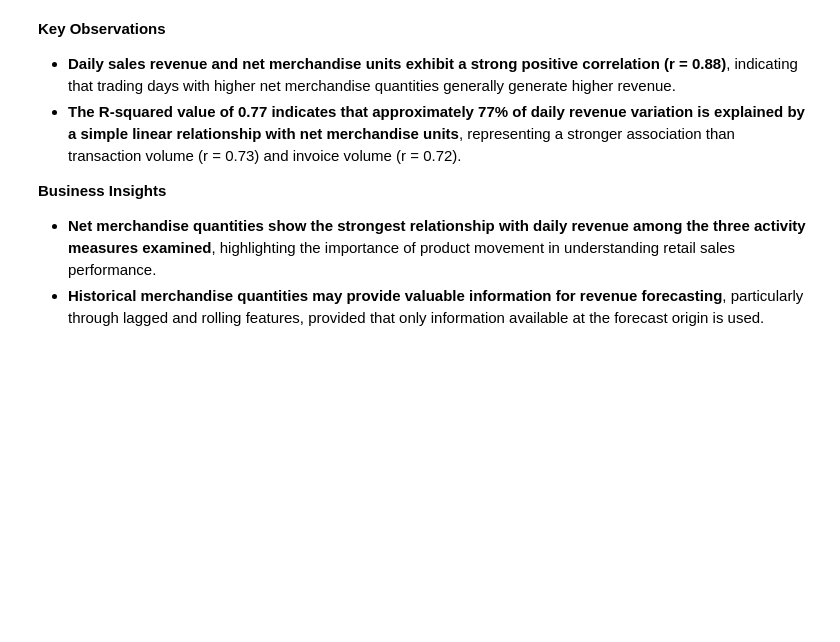
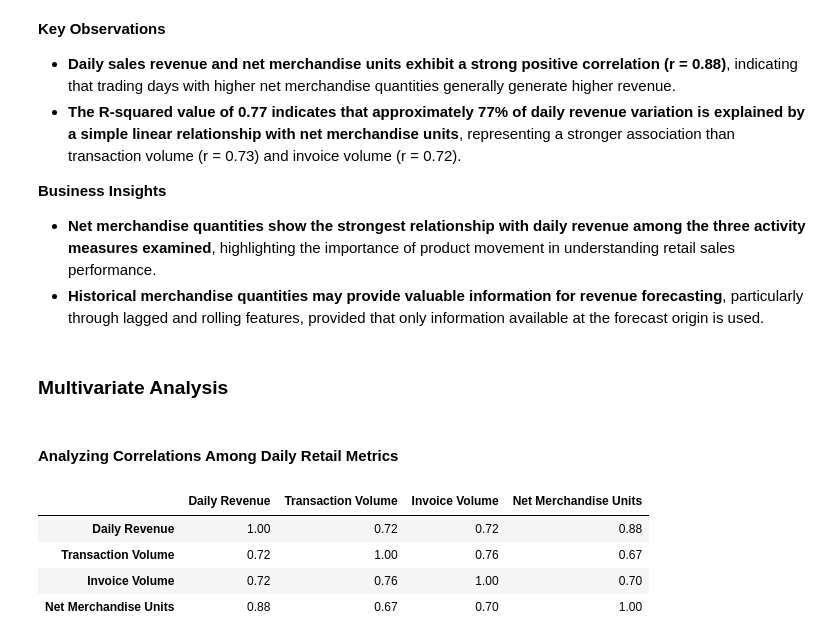
Before and after one commit to TejasMJ/Retail-Sales-Dynamics, a Jupyter notebook: notebooks/02_exploratory_data_analysis.ipynb, the cells around one changed output. Saved outputs shown, nothing was run; the diff lists cells and outputs as text; code cells hidden in the pictures; blank space fills up the shorter version.

Commit message:
Multi-varaite Analysis completed

```diff
--- a/notebooks/02_exploratory_data_analysis.ipynb
+++ b/notebooks/02_exploratory_data_analysis.ipynb
@@ -1283,3 +1283,58 @@ display(units_relationship_summary)
 **Business Insights**
 - **Net merchandise quantities show the strongest relationship with daily revenue among the three activity measures examined**, highlighting the importance of product movement in understanding retail sales performance.
 - **Historical merchandise quantities may provide valuable information for revenue forecasting**, particularly through lagged and rolling features, provided that only information available at the forecast origin is used.
+# %% [markdown]
+### Multivariate Analysis
+# %% [markdown]
+#### Analyzing Correlations Among Daily Retail Metrics
+# %%
+daily_metrics = pd.DataFrame({
+    "Daily Revenue": daily_revenue,
+    "Transaction Volume": daily_transaction_volume,
+    "Invoice Volume": daily_invoice_volume,
+    "Net Merchandise Units": daily_units_sold
+}).dropna()
+
+correlation_matrix = daily_metrics.corr(method="pearson")
+
+fig = px.imshow(
+    correlation_matrix,
+    text_auto=".2f",
+    color_continuous_scale="RdBu_r",
+    zmin=-1,
+    zmax=1,
+    aspect="auto",
+    title="Correlation Heatmap of Daily Retail Metrics",
+    labels={
+        "x": "Retail Metrics",
+        "y": "Retail Metrics",
+        "color": "Pearson Correlation"
+    },
+    template="plotly_white"
+)
+
+fig.update_traces(
+    hovertemplate=(
+        "%{y} vs. %{x}"
+        "<br>Pearson Correlation: %{z:.3f}"
+        "<extra></extra>"
+    )
+)
+
+fig.update_layout(
+    width=950,
+    height=650,
+    title_x=0.5,
+    font=dict(size=13),
+    coloraxis_colorbar=dict(title="Pearson r")
+)
+
+fig.show()
+
+display(correlation_matrix.round(3))
+# %% [output]
+|  | Daily Revenue | Transaction Volume | Invoice Volume | Net Merchandise Units |
+| Daily Revenue | 1.00 | 0.72 | 0.72 | 0.88 |
+| Transaction Volume | 0.72 | 1.00 | 0.76 | 0.67 |
+| Invoice Volume | 0.72 | 0.76 | 1.00 | 0.70 |
+| Net Merchandise Units | 0.88 | 0.67 | 0.70 | 1.00 |
```
Also changed, not shown: parts of 7 cells of this notebook.
